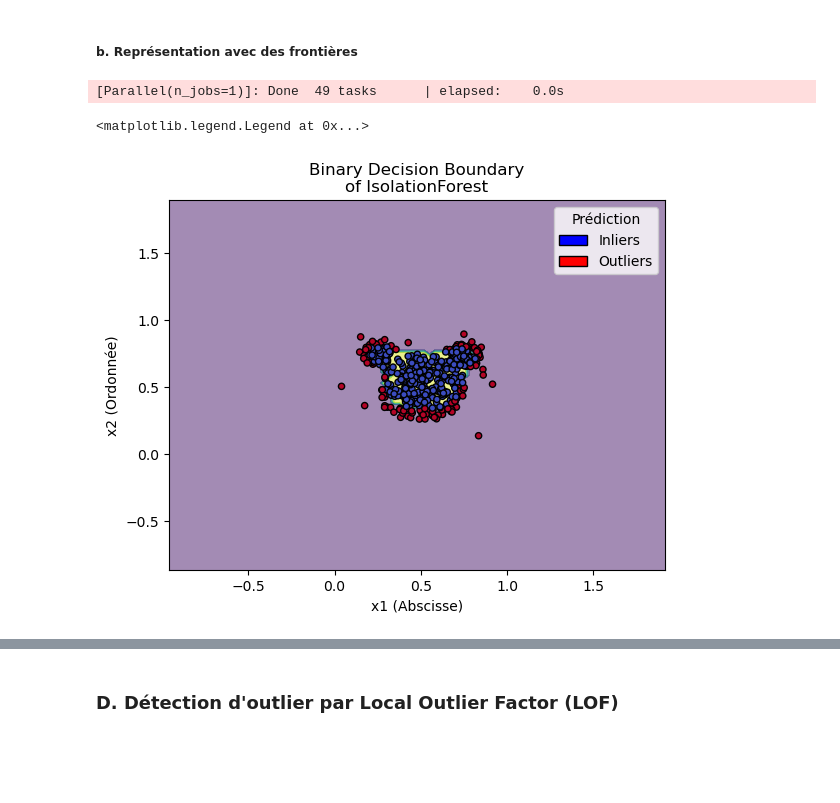
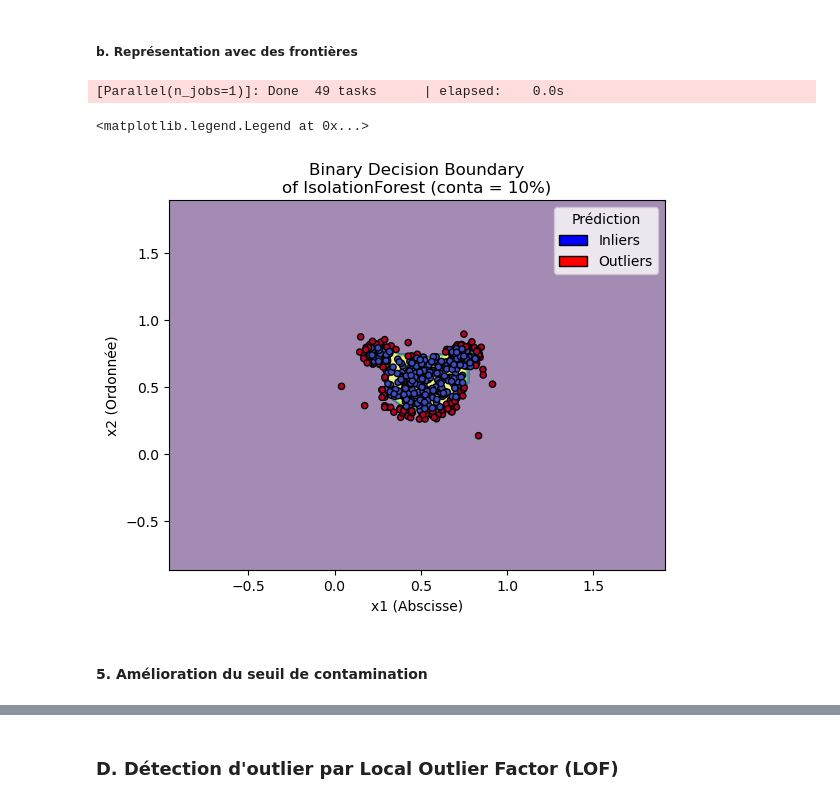
Before and after one commit to jdutel42/TAA, a Jupyter notebook: TP/TP1 Détection dAnomalies-20241215/TAA_TP1.ipynb, the cells around one changed output, grey strips where cells are left out. Drawn from its saved outputs; the diff is of its cells as text; code cells hidden in the pictures; blank space fills up the shorter version.

```diff
--- a/TP/TP1 Détection dAnomalies-20241215/TAA_TP1.ipynb
+++ b/TP/TP1 Détection dAnomalies-20241215/TAA_TP1.ipynb
@@ -141,4 +145,6 @@ Voici comment fonctionne l'algorithme :
 # %%
+mouse_data_1 = mouse_data
+
 iso_forest_model = IsolationForest(
     n_estimators=100,
     max_samples='auto',
@@ -150,15 +156,15 @@ iso_forest_model = IsolationForest(
     verbose=True,
     warm_start=False)
 
-iso_forest_model.fit(mouse_data)
+iso_forest_model.fit(mouse_data_1)
 # %% [output]
 IsolationForest(verbose=True)
 # %%
 # Prédire les anomalies
-mouse_data['anomaly'] = iso_forest.predict(mouse_data)  # -1 pour outliers, 1 pour normales
+mouse_data_1['anomaly'] = iso_forest_model.predict(mouse_data_1)  # -1 pour outliers, 1 pour normales
 
 # Séparer les points normaux des outliers
-normals = mouse_data[mouse_data['anomaly'] == 1]
-outliers = mouse_data[mouse_data['anomaly'] == -1]
+normals = mouse_data_1[mouse_data['anomaly'] == 1]
+outliers = mouse_data_1[mouse_data['anomaly'] == -1]
 # %% [output]
 [Parallel(n_jobs=1)]: Done  49 tasks      | elapsed:    0.0s
@@ -179,28 +186,30 @@ plt.grid(True)
 # %% [markdown]
 ##### b. Représentation avec des frontières
 # %%
-y_pred = mouse_data['anomaly'].replace({1: 0, -1: 1})  # 0 pour inliers, 1 pour outliers (pour le graphique)
+y_pred = mouse_data_1['anomaly'].replace({1: 0, -1: 1})  # 0 pour inliers, 1 pour outliers (pour le graphique)
 
 # Visualisation des frontières de décision
 disp = DecisionBoundaryDisplay.from_estimator(
-    iso_forest,
-    mouse_data[["x1", "x2"]],
+    iso_forest_model,
+    mouse_data_1[["x1", "x2"]],
     response_method="predict",
     alpha=0.5,
 )
-disp.ax_.scatter(mouse_data["x1"], mouse_data["x2"], c=y_pred, cmap="coolwarm", s=20, edgecolor="k")
-disp.ax_.set_title("Binary Decision Boundary\nof IsolationForest")
+disp.ax_.scatter(mouse_data_1["x1"], mouse_data_1["x2"], c=y_pred, cmap="coolwarm", s=20, edgecolor="k")
+disp.ax_.set_title("Binary Decision Boundary\nof IsolationForest (conta = 10%)")
 disp.ax_.set_xlabel("x1 (Abscisse)")
 disp.ax_.set_ylabel("x2 (Ordonnée)")
 # plt.legend(["Inliers", "Outliers"], loc="upper right")
 
 # Création d'une légende manuelle
 legend_elements = [
     Patch(facecolor="blue", edgecolor="k", label="Inliers"),
     Patch(facecolor="red", edgecolor="k", label="Outliers"),
 ]
 disp.ax_.legend(handles=legend_elements, loc="upper right", title="Prédiction")
 # %% [output]
 [Parallel(n_jobs=1)]: Done  49 tasks      | elapsed:    0.0s
 <matplotlib.legend.Legend at 0x...>
-[figure, old version]
+[figure, new version]
+# %% [markdown]
+#### 5. Amélioration du seuil de contamination
```
Also changed, not shown: parts of 21 cells of this notebook.
